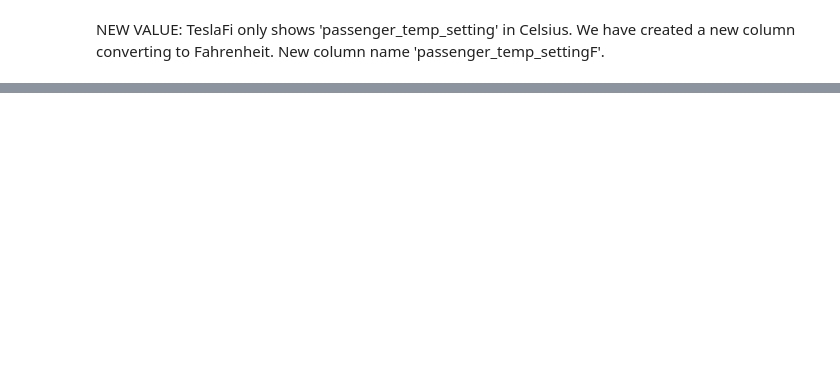
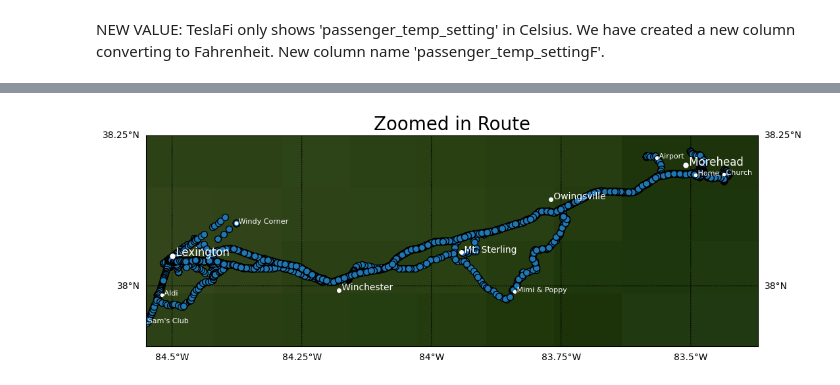
Before and after one commit to kyhokie/data_2_project, a Jupyter notebook: data_2_projectB.ipynb, the cells around one changed output, grey strips where cells are left out. Saved outputs shown, nothing was run; the diff lists cells and outputs as text; code cells hidden in the pictures; blank space fills up the shorter version.

```diff
--- a/data_2_projectB.ipynb
+++ b/data_2_projectB.ipynb
@@ -102,7 +200,7 @@ m = Basemap(projection='mill',
            urcrnrlat = 38.25,
            llcrnrlon = -84.55,
            urcrnrlon = -83.37,
-           resolution = 'c')
+           resolution = 'i')
 m.bluemarble(scale=0.5)
 
 m.drawcoastlines()
@@ -110,8 +208,8 @@ m.drawcoastlines()
 m.drawparallels(np.arange(-90,90,.25),labels=[1,1,0,0])
 m.drawmeridians(np.arange(-180,180,.25),labels=[0,0,0,1])
 
-sites_lat_y = TF_resample['latitude'].tolist()
-sites_lon_x = TF_resample['longitude'].tolist()
+sites_lat_y = TF_clean['latitude'].tolist()
+sites_lon_x = TF_clean['longitude'].tolist()
 
 m.scatter(sites_lon_x,sites_lat_y,latlon=True, s=50, marker='o', alpha=1, edgecolor='k', linewidth=1, zorder=2)
 
@@ -139,30 +237,32 @@ x, y = m(-83.491, 38.184)
 plt.plot(x, y, 'o', markersize=3, color='white')
 plt.text(x, y, ' Home', fontsize=8, color='white');
 
 x, y = m(-83.565, 38.212)
 plt.plot(x, y, 'o', markersize=3, color='white')
 plt.text(x, y, ' Airport', fontsize=8, color='white');
 
 x, y = m(-83.436, 38.185)
 plt.plot(x, y, 'o', markersize=3, color='white')
 plt.text(x, y, ' Church', fontsize=8, color='white');
 
 x, y = m(-84.552, 37.939)
 plt.plot(x, y, 'o', markersize=3, color='white')
 plt.text(x, y, " Sam's Club", fontsize=8, color='white');
 
 x, y = m(-83.943, 38.056)
 plt.plot(x, y, 'o', markersize=4, color='white')
 plt.text(x, y, ' Mt. Sterling', fontsize=10, color='white');
 
 x, y = m(-84.178, 37.993)
 plt.plot(x, y, 'o', markersize=4, color='white')
 plt.text(x, y, ' Winchester', fontsize=10, color='white');
 
 x, y = m(-83.770, 38.144)
 plt.plot(x, y, 'o', markersize=4, color='white')
 plt.text(x, y, ' Owingsville', fontsize=10, color='white');
 
 plt.title('Zoomed in Route', fontsize=20)
 
 plt.show()
+# %% [output]
+[figure, added]
```
Also changed, not shown: parts of 20 cells of this notebook.
